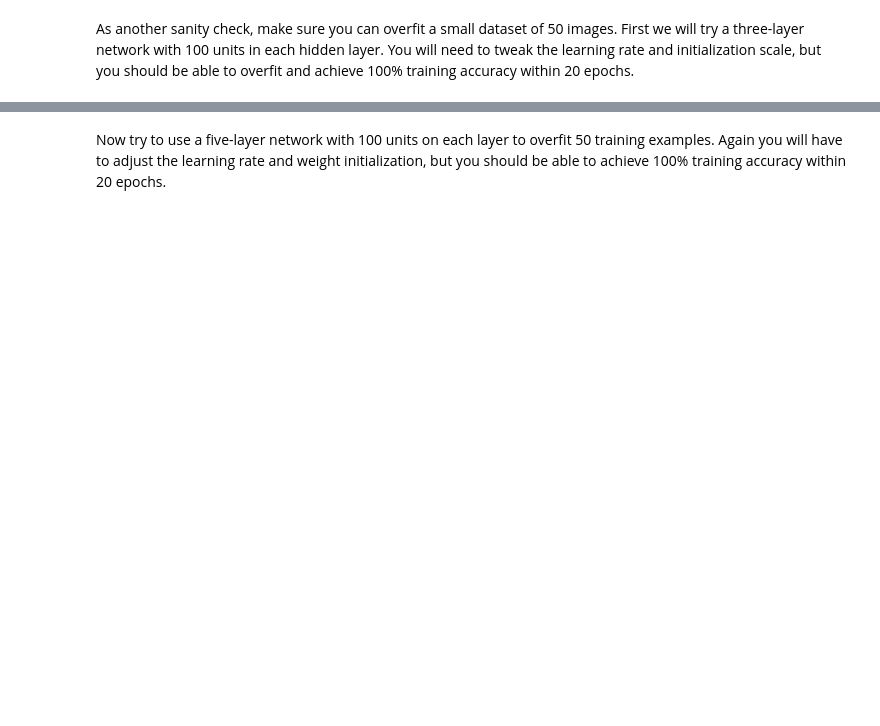
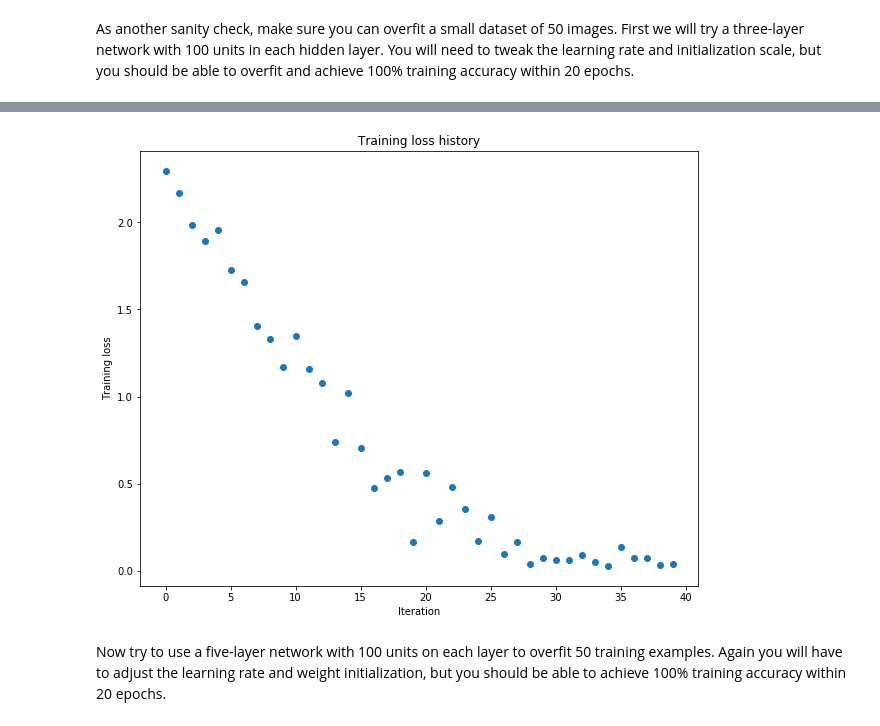
Before and after one commit to hanezu/cs231n-assignment, a Jupyter notebook: assignment2/FullyConnectedNets.ipynb, the cells around one changed output, grey strips where cells are left out. Drawn from its saved outputs; the diff is of its cells as text; code cells hidden in the pictures; blank space fills up the shorter version.

```diff
--- a/assignment2/FullyConnectedNets.ipynb
+++ b/assignment2/FullyConnectedNets.ipynb
@@ -400,7 +436,7 @@ small_data = {
 }
 
 weight_scale = 1e-2
-learning_rate = 1e-4
+learning_rate = 1e-2
 model = FullyConnectedNet([100, 100],
               weight_scale=weight_scale, dtype=np.float64)
 solver = Solver(model, small_data,
@@ -417,3 +453,4 @@ plt.title('Training loss history')
 plt.xlabel('Iteration')
 plt.ylabel('Training loss')
 plt.show()
+# %% [output]
@@ -420,3 +474,4 @@ plt.show()
+[figure, added]
 # %% [markdown]
 Now try to use a five-layer network with 100 units on each layer to overfit 50 training examples. Again you will have to adjust the learning rate and weight initialization, but you should be able to achieve 100% training accuracy within 20 epochs.
 # %%
```
Also changed, not shown: parts of 7 cells of this notebook, 1 other file.
